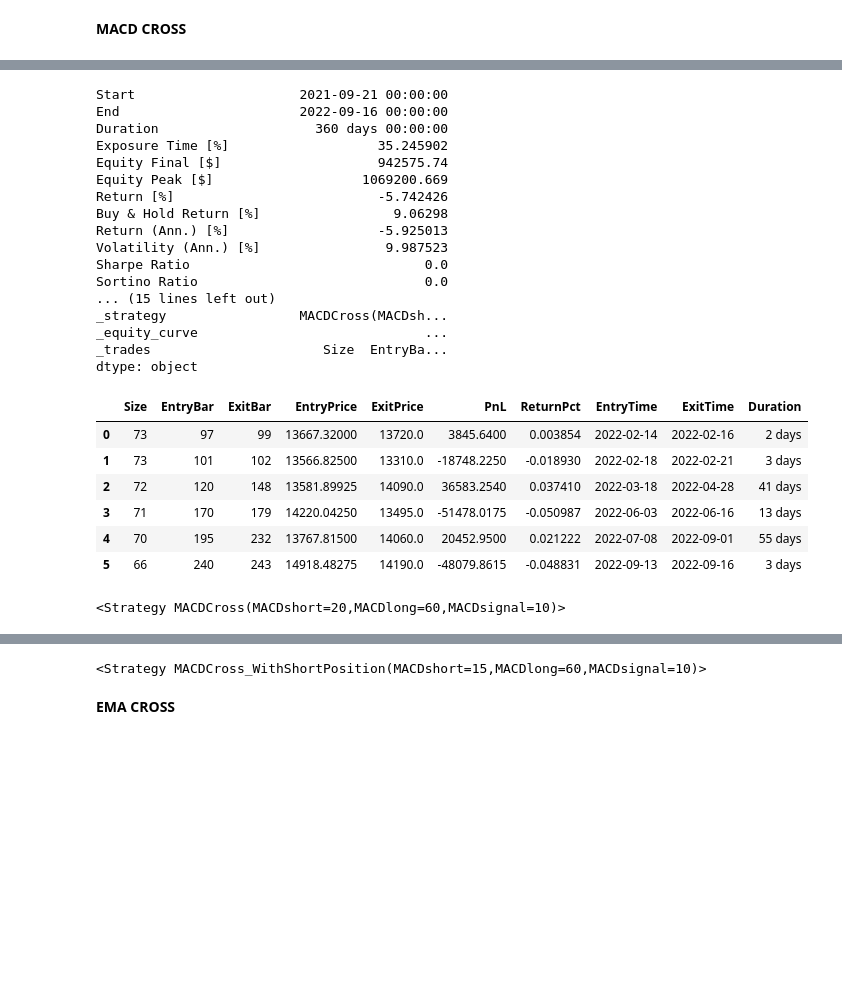
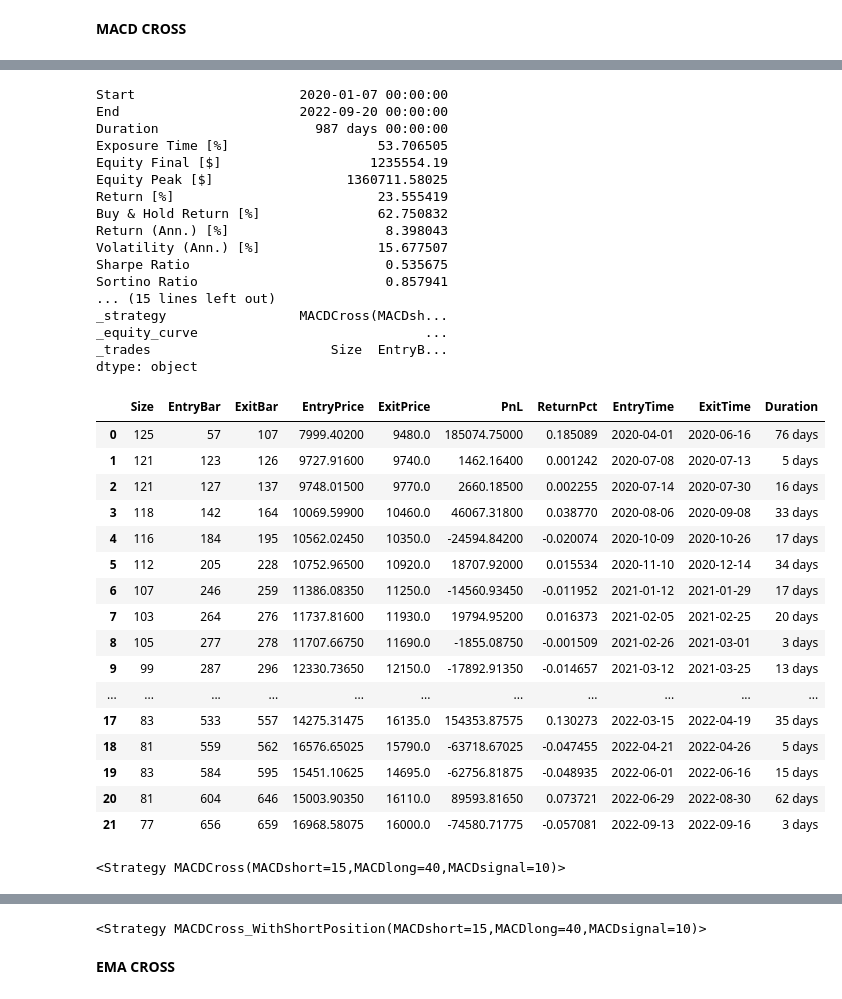
Before and after one commit to simari1/SystemTrade, a Jupyter notebook: Backtesting.py/0_DoBacktesting_Original.ipynb, the cells around one changed output, grey strips where cells are left out. Saved outputs shown, nothing was run; the diff lists cells and outputs as text; code cells hidden in the pictures; blank space fills up the shorter version.

```diff
--- a/Backtesting.py/0_DoBacktesting_Original.ipynb
+++ b/Backtesting.py/0_DoBacktesting_Original.ipynb
@@ -12,18 +12,18 @@ import os
 import platform
 import psutil
 import numpy as np
+import BacktestingStrategies.Optimization as opt
 
 #https://www.sbisec.co.jp/ETGate/WPLETmgR001Control?OutSide=on&getFlg=on&burl=search_domestic&cat1=domestic&cat2=none&dir=info&file=domestic_info150818_01.html
 #https://www.morningstar.co.jp/etf_foreign/search.jsp
 # start = datetime.date(2021,1,1)
-start = datetime.datetime.today() + relativedelta.relativedelta(years=-1)
+start = datetime.datetime.today() + relativedelta.relativedelta(years=-5)
 end = datetime.date.today()
 # data = web.DataReader('7203.T', 'yahoo', start, end)  #toyota
 # data = web.DataReader('1321.T', 'yahoo', start, end)  #(NEXT FUNDS)日経225連動型上場投信
 # data = web.DataReader('1570.T', 'yahoo', start, end)  #NEXT FUNDS 日経平均レバレッジ・インデックス連動型上場投信
-data = web.DataReader('1357.T', 'yahoo', start, end)  #NEXT FUNDS 日経平均ダブルインバース・インデックス連動型上場投信
-# data = web.DataReader('1655.T', 'yahoo', start, end)  #iシェアーズ S&P500 米国株 ETF　→　取得されるデータがおかしい？？
-# data = web.DataReader('2558.T', 'yahoo', start, end)  #MAXIS 米国株式(S&P500)上場投信
+# data = web.DataReader('1357.T', 'yahoo', start, end)  #NEXT FUNDS 日経平均ダブルインバース・インデックス連動型上場投信
+data = web.DataReader('2558.T', 'yahoo', start, end)  #MAXIS 米国株式(S&P500)上場投信
 # data = web.DataReader('2631.T', 'yahoo', start, end)  #MAXIS ナスダック100上場投信
 # data = web.DataReader('2559.T', 'yahoo', start, end)    #MAXIS 全世界株式(オール・カントリー)上場投信
 
@@ -83,6 +83,7 @@ def execute_optimize(bt, opt_params):
 # %%
 import BacktestingStrategies.Strategy_MacdCross as btstMACD
 importlib.reload(btstMACD)
+importlib.reload(opt)
 
 # バックテストを設定
 bt = Backtest(
@@ -152,25 +162,35 @@ dtype: object
-Start                     2021-09-21 00:00:00
-End                       2022-09-16 00:00:00
-Duration                    360 days 00:00:00
-Exposure Time [%]                   35.245902
-Equity Final [$]                    942575.74
-Equity Peak [$]                   1069200.669
-Return [%]                          -5.742426
-Buy & Hold Return [%]                 9.06298
-Return (Ann.) [%]                   -5.925013
-Volatility (Ann.) [%]                9.987523
-Sharpe Ratio                              0.0
-Sortino Ratio                             0.0
+Start                     2020-01-07 00:00:00
+End                       2022-09-20 00:00:00
+Duration                    987 days 00:00:00
+Exposure Time [%]                   53.706505
+Equity Final [$]                   1235554.19
+Equity Peak [$]                 1360711.58025
+Return [%]                          23.555419
+Buy & Hold Return [%]               62.750832
+Return (Ann.) [%]                    8.398043
+Volatility (Ann.) [%]               15.677507
+Sharpe Ratio                         0.535675
+Sortino Ratio                        0.857941
 ... (15 lines left out)
 _strategy                 MACDCross(MACDsh...
 _equity_curve                             ...
-_trades                      Size  EntryBa...
+_trades                       Size  EntryB...
 dtype: object
 |  | Size | EntryBar | ExitBar | EntryPrice | ExitPrice | PnL | ReturnPct | EntryTime | ExitTime | Duration |
-| 0 | 73 | 97 | 99 | 13667.32000 | 13720.0 | 3845.6400 | 0.003854 | 2022-02-14 | 2022-02-16 | 2 days |
-| 1 | 73 | 101 | 102 | 13566.82500 | 13310.0 | -18748.2250 | -0.018930 | 2022-02-18 | 2022-02-21 | 3 days |
-| 2 | 72 | 120 | 148 | 13581.89925 | 14090.0 | 36583.2540 | 0.037410 | 2022-03-18 | 2022-04-28 | 41 days |
-| 3 | 71 | 170 | 179 | 14220.04250 | 13495.0 | -51478.0175 | -0.050987 | 2022-06-03 | 2022-06-16 | 13 days |
-| 4 | 70 | 195 | 232 | 13767.81500 | 14060.0 | 20452.9500 | 0.021222 | 2022-07-08 | 2022-09-01 | 55 days |
-| 5 | 66 | 240 | 243 | 14918.48275 | 14190.0 | -48079.8615 | -0.048831 | 2022-09-13 | 2022-09-16 | 3 days |
+| 0 | 125 | 57 | 107 | 7999.40200 | 9480.0 | 185074.75000 | 0.185089 | 2020-04-01 | 2020-06-16 | 76 days |
+| 1 | 121 | 123 | 126 | 9727.91600 | 9740.0 | 1462.16400 | 0.001242 | 2020-07-08 | 2020-07-13 | 5 days |
+| 2 | 121 | 127 | 137 | 9748.01500 | 9770.0 | 2660.18500 | 0.002255 | 2020-07-14 | 2020-07-30 | 16 days |
+| 3 | 118 | 142 | 164 | 10069.59900 | 10460.0 | 46067.31800 | 0.038770 | 2020-08-06 | 2020-09-08 | 33 days |
+| 4 | 116 | 184 | 195 | 10562.02450 | 10350.0 | -24594.84200 | -0.020074 | 2020-10-09 | 2020-10-26 | 17 days |
+| 5 | 112 | 205 | 228 | 10752.96500 | 10920.0 | 18707.92000 | 0.015534 | 2020-11-10 | 2020-12-14 | 34 days |
+| 6 | 107 | 246 | 259 | 11386.08350 | 11250.0 | -14560.93450 | -0.011952 | 2021-01-12 | 2021-01-29 | 17 days |
+| 7 | 103 | 264 | 276 | 11737.81600 | 11930.0 | 19794.95200 | 0.016373 | 2021-02-05 | 2021-02-25 | 20 days |
+| 8 | 105 | 277 | 278 | 11707.66750 | 11690.0 | -1855.08750 | -0.001509 | 2021-02-26 | 2021-03-01 | 3 days |
+| 9 | 99 | 287 | 296 | 12330.73650 | 12150.0 | -17892.91350 | -0.014657 | 2021-03-12 | 2021-03-25 | 13 days |
+| ... | ... | ... | ... | ... | ... | ... | ... | ... | ... | ... |
+| 17 | 83 | 533 | 557 | 14275.31475 | 16135.0 | 154353.87575 | 0.130273 | 2022-03-15 | 2022-04-19 | 35 days |
+| 18 | 81 | 559 | 562 | 16576.65025 | 15790.0 | -63718.67025 | -0.047455 | 2022-04-21 | 2022-04-26 | 5 days |
+| 19 | 83 | 584 | 595 | 15451.10625 | 14695.0 | -62756.81875 | -0.048935 | 2022-06-01 | 2022-06-16 | 15 days |
+| 20 | 81 | 604 | 646 | 15003.90350 | 16110.0 | 89593.81650 | 0.073721 | 2022-06-29 | 2022-08-30 | 62 days |
+| 21 | 77 | 656 | 659 | 16968.58075 | 16000.0 | -74580.71775 | -0.057081 | 2022-09-13 | 2022-09-16 | 3 days |
-<Strategy MACDCross(MACDshort=20,MACDlong=60,MACDsignal=10)>
+<Strategy MACDCross(MACDshort=15,MACDlong=40,MACDsignal=10)>
@@ -226,4 +265,4 @@ dtype: object
-<Strategy MACDCross_WithShortPosition(MACDshort=15,MACDlong=60,MACDsignal=10)>
+<Strategy MACDCross_WithShortPosition(MACDshort=15,MACDlong=40,MACDsignal=10)>
 # %% [markdown]
 **EMA CROSS**
 # %%
```
Also changed, not shown: parts of 8 cells of this notebook, 4 other files.
